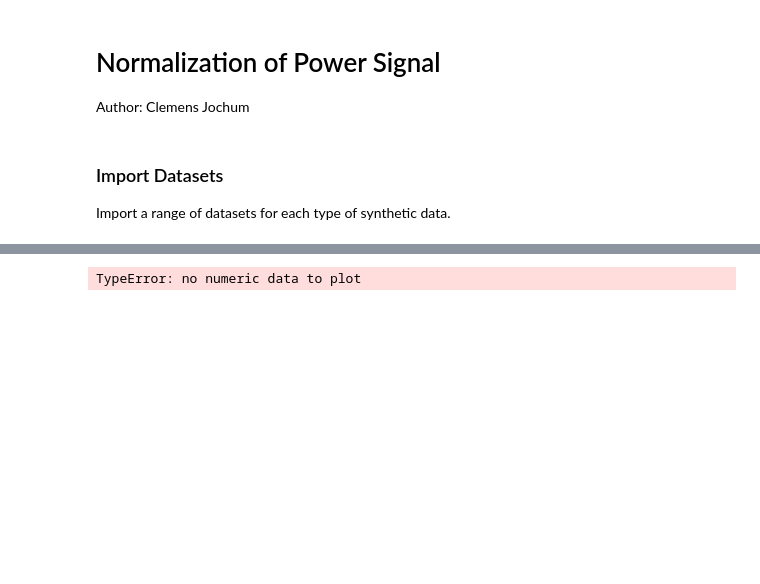
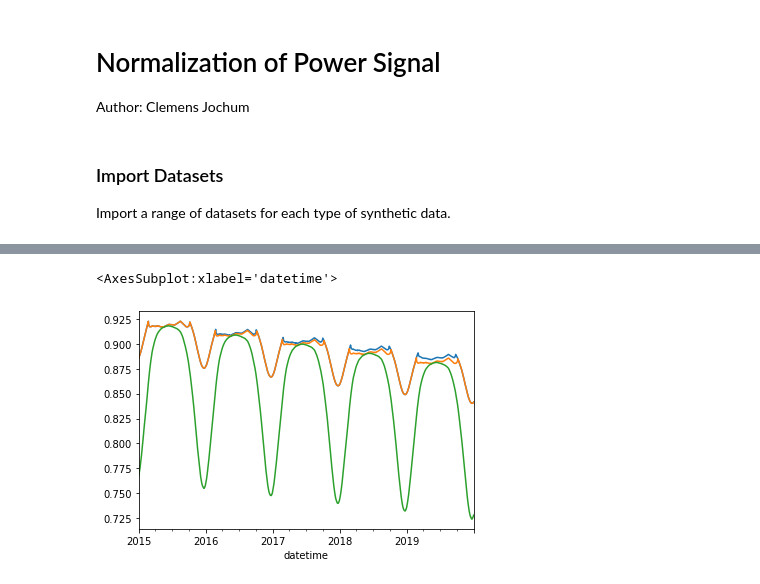
Before and after one commit to Rufski/S2DS-EPRI, a Jupyter notebook: notebooks/3.0-cj-normalize-power-signal.ipynb, the cells around one changed output, grey strips where cells are left out. Drawn from its saved outputs; the diff is of its cells as text; code cells hidden in the pictures; blank space fills up the shorter version.

```diff
--- a/notebooks/3.0-cj-normalize-power-signal.ipynb
+++ b/notebooks/3.0-cj-normalize-power-signal.ipynb
@@ -100,15 +112,18 @@ df_pkl[df_pkl.PI_clipping_basic.notna()].PI_clipping_basic.plot()
 import_df_from_zip_pkl
 # %%
 # test
-path = '../data/raw/synthetic_basic_pi_daily/synthetic_basic_pi_daily_001.pkl'
-df_pi = pd.read_pickle(path, compression='gzip')
-#df_pi = import_df_from_zip_pkl(path, index=0, minofday=False)
+#path = '../synthetic_soil_weather_pi_daily_001.pkl'
+path = '../data/raw/synthetic_basic_pi_daily.zip'
+#df_pi = pd.read_pickle(path, compression='gzip')
+df_pi = import_df_from_zip_pkl(path, index=0, minofday=False)
+#print(df_pi.PI_clipping_basic.isna().sum())
+
 df_pi[df_pi.PI_clipping_basic.notna()].PI_clipping_basic.plot()
 df_pi[df_pi.PI_clipping_flexible.notna()].PI_clipping_flexible.plot()
 df_pi[df_pi.PI_clipping_universal.notna()].PI_clipping_universal.plot()
-#df_pi
 # %% [output]
-TypeError: no numeric data to plot
+<AxesSubplot:xlabel='datetime'>
+[figure, added]
 # %%
 help(import_df_from_zip_pkl)
 # %% [output]
```
Also changed, not shown: parts of 4 cells of this notebook, 2 other files.
